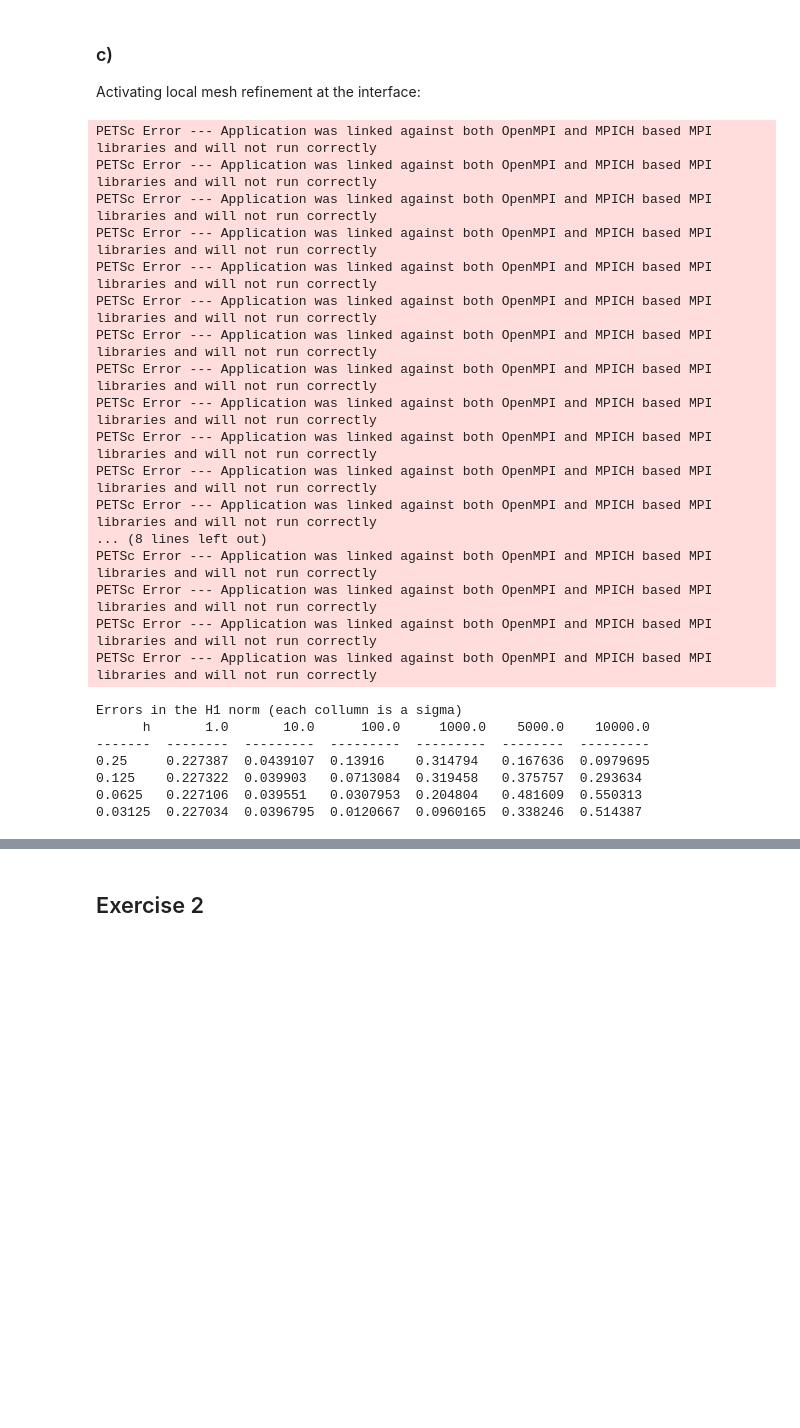
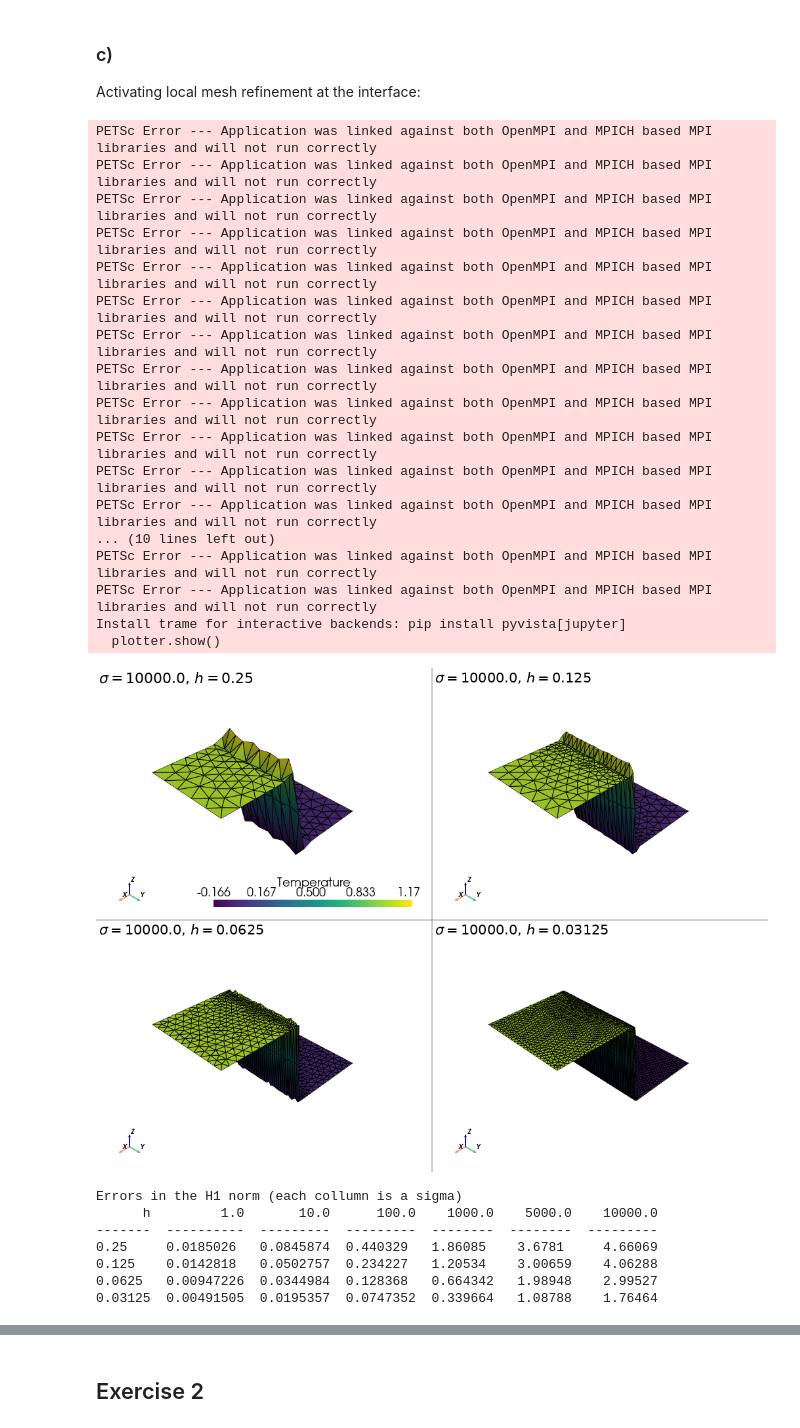
Before and after one commit to kainaas/Fin_Ele, a Jupyter notebook: deliverables/chapter-9/computational-ex8/c_8-Kaina-15466391.ipynb, the cells around one changed output, grey strips where cells are left out. Drawn from its saved outputs; the diff is of its cells as text; code cells hidden in the pictures; blank space fills up the shorter version.

```diff
--- a/deliverables/chapter-9/computational-ex8/c_8-Kaina-15466391.ipynb
+++ b/deliverables/chapter-9/computational-ex8/c_8-Kaina-15466391.ipynb
@@ -354,6 +360,8 @@ Errors in the H1 norm (each collumn is a sigma)
 
 Activating local mesh refinement at the interface:
 # %%
+from tabulate import tabulate
+
 Lx, Ly = 2.0, 1.0
 flag_refine_exit = False
 flag_refine_interface = True
@@ -373,66 +381,71 @@ lh = [0.25, 0.125, 0.0625, 0.03125]
 
 lerrors = {sigma: [] for sigma in lsigma_val}
 
+
+plotter = pv.Plotter(shape=(2,2))
 for i, sigma_val in enumerate(lsigma_val):
     for j, h in enumerate(lh):
         mymesh = CreateMesh(Lx, Ly, flag_refine_interface, flag_refine_exit, "Meshes/test.msh", h)
 
-        Vh = fd.FunctionSpace(mymesh, "CG", degree=1)
+        x = fd.SpatialCoordinate(mymesh)
+        delta = fd.sqrt(kappa / fd.Constant(sigma_val))
 
-        u,v = fd.TrialFunction(Vh), fd.TestFunction(Vh)
-        x = fd.SpatialCoordinate(mymesh)
+        uex = fd.conditional(
+            x[0] < Lx / 2,
+            fd.cosh(x[0] / delta)
+            / (2.0 * fd.cosh(Lx / (2.0 * delta))),
+            1.0
+            - fd.cosh((Lx - x[0]) / delta)
+            / (2.0 * fd.cosh(Lx / (2.0 * delta))),
+        )
 
-        deltar = fd.sqrt(kappa/ fd.Constant(sigma_val))
-        Lex = (fd.Constant(1.0) - fd.Constant(0.5) * fd.exp(- (x[0] - 1.0)/deltar)) * v * fd.dx(rightdom_marker)
-        Lex += fd.Constant(0.5) * fd.exp((x[0] - 1.0)/deltar) * v * fd.dx(leftdom_marker)
-        aex = u * v * fd.dx
-
-        uex = fd.Function(Vh)
-        opts={"ksp_type": "preonly", "pc_type": "lu", "pc_factor_mat_solver_type": "mumps"}
-        fd.solve(aex==Lex, uex, bcs=[], solver_parameters=opts)
-
-        uh = solve_CDR(mymesh, icase, iestab, kappa, sigma_val, beta, f"Solutions/placeholder.pvd")
-
-        error = H1norm(uex - uh)
+        uh = solve_CDR(mymesh, icase, iestab, kappa, sigma_val, beta, f"Solutions/ref_all_{sigma_val:.1f}.pvd")
+        if sigma_val == 10000.0:
+            plot_function(f"Solutions/ref_all_{sigma_val:.1f}.pvd", rf"$\sigma = {sigma_val}$, $h = {h}$", plotter, j//2, j%2, True)
+        error = fd.errornorm(uex, uh, norm_type="H1")
         lerrors[sigma_val].append(error)
 
 header = ["h"]
 for sigma in lsigma_val:
     header.append(sigma)
 
 lines = []
 
 for i, h in enumerate(lh):
     l_tmp = [h]
     for sigma, l in lerrors.items():
         l_tmp.append(l[i])
     lines.append(l_tmp)
 
+plotter.link_views()
+plotter.show()
+
 print("Errors in the H1 norm (each collumn is a sigma)")
 print(tabulate(lines, headers=header))
 # %% [output]
 PETSc Error --- Application was linked against both OpenMPI and MPICH based MPI libraries and will not run correctly
 PETSc Error --- Application was linked against both OpenMPI and MPICH based MPI libraries and will not run correctly
 PETSc Error --- Application was linked against both OpenMPI and MPICH based MPI libraries and will not run correctly
 PETSc Error --- Application was linked against both OpenMPI and MPICH based MPI libraries and will not run correctly
 PETSc Error --- Application was linked against both OpenMPI and MPICH based MPI libraries and will not run correctly
 PETSc Error --- Application was linked against both OpenMPI and MPICH based MPI libraries and will not run correctly
 PETSc Error --- Application was linked against both OpenMPI and MPICH based MPI libraries and will not run correctly
 PETSc Error --- Application was linked against both OpenMPI and MPICH based MPI libraries and will not run correctly
 PETSc Error --- Application was linked against both OpenMPI and MPICH based MPI libraries and will not run correctly
 PETSc Error --- Application was linked against both OpenMPI and MPICH based MPI libraries and will not run correctly
 PETSc Error --- Application was linked against both OpenMPI and MPICH based MPI libraries and will not run correctly
 PETSc Error --- Application was linked against both OpenMPI and MPICH based MPI libraries and will not run correctly
-... (8 lines left out)
+... (10 lines left out)
 PETSc Error --- Application was linked against both OpenMPI and MPICH based MPI libraries and will not run correctly
 PETSc Error --- Application was linked against both OpenMPI and MPICH based MPI libraries and will not run correctly
-PETSc Error --- Application was linked against both OpenMPI and MPICH based MPI libraries and will not run correctly
-PETSc Error --- Application was linked against both OpenMPI and MPICH based MPI libraries and will not run correctly
+Install trame for interactive backends: pip install pyvista[jupyter]
+  plotter.show()
+[figure, added]
 Errors in the H1 norm (each collumn is a sigma)
-      h       1.0       10.0      100.0     1000.0    5000.0    10000.0
--------  --------  ---------  ---------  ---------  --------  ---------
-0.25     0.227387  0.0439107  0.13916    0.314794   0.167636  0.0979695
-0.125    0.227322  0.039903   0.0713084  0.319458   0.375757  0.293634
-0.0625   0.227106  0.039551   0.0307953  0.204804   0.481609  0.550313
-0.03125  0.227034  0.0396795  0.0120667  0.0960165  0.338246  0.514387
+      h         1.0       10.0      100.0    1000.0    5000.0    10000.0
+-------  ----------  ---------  ---------  --------  --------  ---------
+0.25     0.0185026   0.0845874  0.440329   1.86085    3.6781     4.66069
+0.125    0.0142818   0.0502757  0.234227   1.20534    3.00659    4.06288
+0.0625   0.00947226  0.0344984  0.128368   0.664342   1.98948    2.99527
+0.03125  0.00491505  0.0195357  0.0747352  0.339664   1.08788    1.76464
 # %% [markdown]
```
Also changed, not shown: parts of 3 cells of this notebook.
